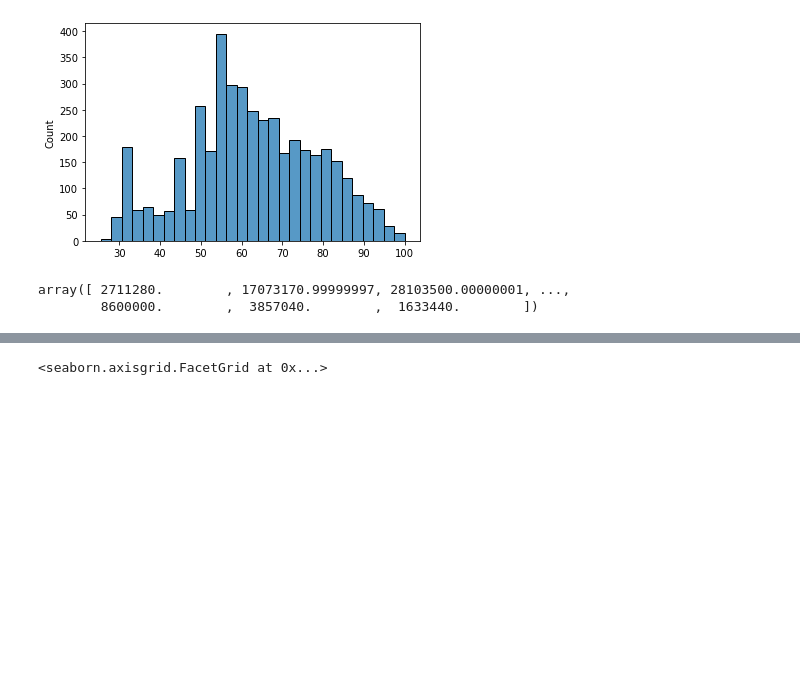
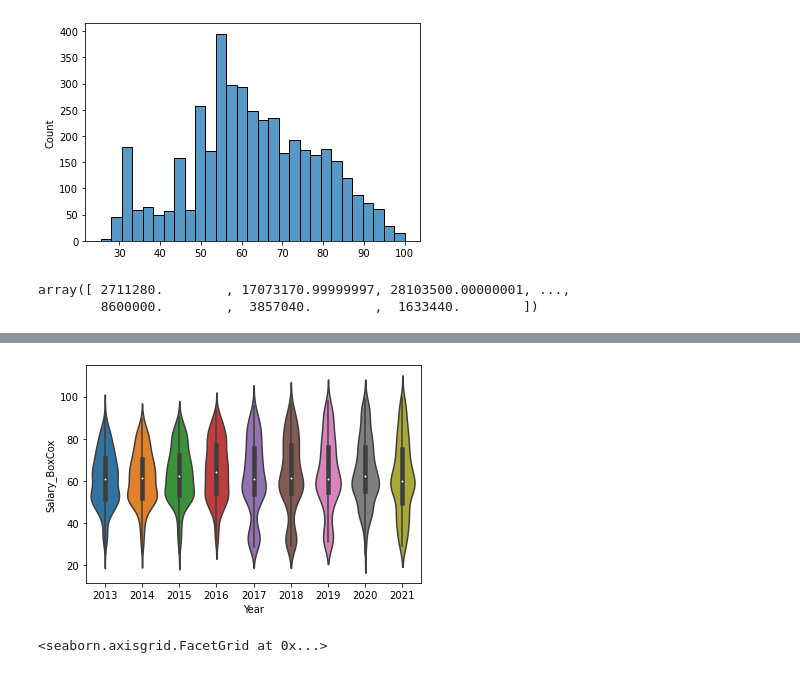
Before and after one commit to davekacz/NBA_Salary_Prediction, a Jupyter notebook: data_explore.ipynb, the cells around one changed output, grey strips where cells are left out. Cells and saved outputs as stored; diff of their text form; code cells hidden in the pictures; blank space fills up the shorter version.

```diff
--- a/data_explore.ipynb
+++ b/data_explore.ipynb
@@ -61,3 +73,7 @@ array([ 2711280.        , 17073170.99999997, 28103500.00000001, ...,
+# %%
+ax = sns.violinplot(x="Year", y="Salary_BoxCox", data=df)
+# %% [output]
+[figure, added]
 # %%
 sns.lmplot(x='Salary',y='PPG',data=df)
 # %% [output]
```
Also changed, not shown: parts of 4 cells of this notebook, 3 other files.
